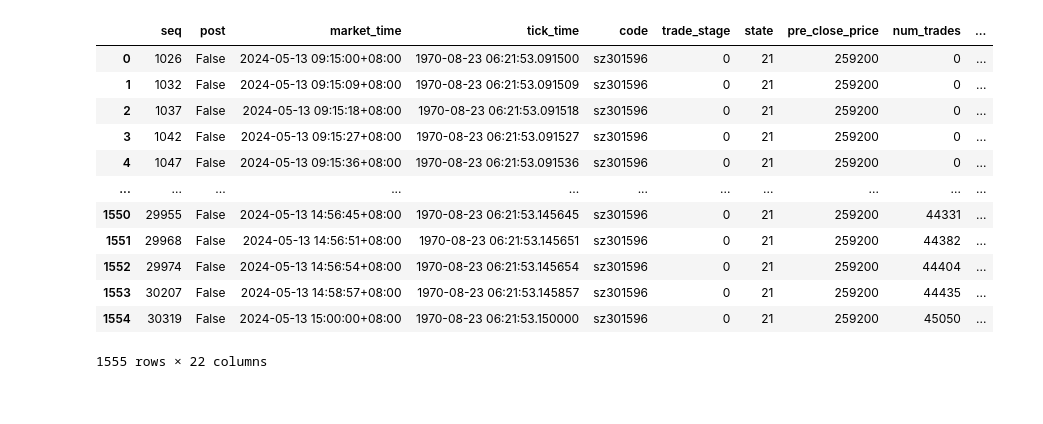
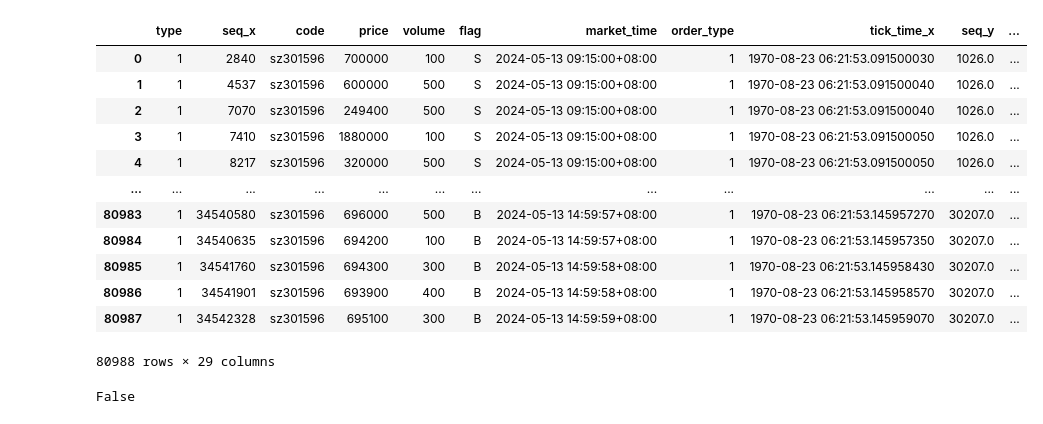
Before and after one commit to jingningwang/factor_test, a Jupyter notebook: factor_test.ipynb, the cells around one changed output. Cells and saved outputs as stored; diff of their text form; code cells hidden in the pictures.

```diff
--- a/factor_test.ipynb
+++ b/factor_test.ipynb
@@ -14,16 +10,22 @@ NameError: name 'df_1' is not defined
 # %%
-df_2
+order_snap_df = pd.merge(df_3,df_2,on=['market_time','code'],how='left')
+order_snap_df.ffill(inplace=True)
+order_snap_df.dropna(subset=['buy_delegations'],)
 # %% [output]
-|  | seq | post | market_time | tick_time | code | trade_stage | state | pre_close_price | num_trades | ... |
-| 0 | 1026 | False | 2024-05-13 09:15:00+08:00 | 1970-08-23 06:21:53.091500 | sz301596 | 0 | 21 | 259200 | 0 | ... |
-| 1 | 1032 | False | 2024-05-13 09:15:09+08:00 | 1970-08-23 06:21:53.091509 | sz301596 | 0 | 21 | 259200 | 0 | ... |
-| 2 | 1037 | False | 2024-05-13 09:15:18+08:00 | 1970-08-23 06:21:53.091518 | sz301596 | 0 | 21 | 259200 | 0 | ... |
-| 3 | 1042 | False | 2024-05-13 09:15:27+08:00 | 1970-08-23 06:21:53.091527 | sz301596 | 0 | 21 | 259200 | 0 | ... |
-| 4 | 1047 | False | 2024-05-13 09:15:36+08:00 | 1970-08-23 06:21:53.091536 | sz301596 | 0 | 21 | 259200 | 0 | ... |
-| ... | ... | ... | ... | ... | ... | ... | ... | ... | ... | ... |
-| 1550 | 29955 | False | 2024-05-13 14:56:45+08:00 | 1970-08-23 06:21:53.145645 | sz301596 | 0 | 21 | 259200 | 44331 | ... |
-| 1551 | 29968 | False | 2024-05-13 14:56:51+08:00 | 1970-08-23 06:21:53.145651 | sz301596 | 0 | 21 | 259200 | 44382 | ... |
-| 1552 | 29974 | False | 2024-05-13 14:56:54+08:00 | 1970-08-23 06:21:53.145654 | sz301596 | 0 | 21 | 259200 | 44404 | ... |
-| 1553 | 30207 | False | 2024-05-13 14:58:57+08:00 | 1970-08-23 06:21:53.145857 | sz301596 | 0 | 21 | 259200 | 44435 | ... |
-| 1554 | 30319 | False | 2024-05-13 15:00:00+08:00 | 1970-08-23 06:21:53.150000 | sz301596 | 0 | 21 | 259200 | 45050 | ... |
+|  | type | seq_x | code | price | volume | flag | market_time | order_type | tick_time_x | seq_y | ... |
+| 0 | 1 | 2840 | sz301596 | 700000 | 100 | S | 2024-05-13 09:15:00+08:00 | 1 | 1970-08-23 06:21:53.091500030 | 1026.0 | ... |
+| 1 | 1 | 4537 | sz301596 | 600000 | 500 | S | 2024-05-13 09:15:00+08:00 | 1 | 1970-08-23 06:21:53.091500040 | 1026.0 | ... |
+| 2 | 1 | 7070 | sz301596 | 249400 | 500 | S | 2024-05-13 09:15:00+08:00 | 1 | 1970-08-23 06:21:53.091500040 | 1026.0 | ... |
+| 3 | 1 | 7410 | sz301596 | 1880000 | 100 | S | 2024-05-13 09:15:00+08:00 | 1 | 1970-08-23 06:21:53.091500050 | 1026.0 | ... |
+| 4 | 1 | 8217 | sz301596 | 320000 | 500 | S | 2024-05-13 09:15:00+08:00 | 1 | 1970-08-23 06:21:53.091500050 | 1026.0 | ... |
+| ... | ... | ... | ... | ... | ... | ... | ... | ... | ... | ... | ... |
+| 80983 | 1 | 34540580 | sz301596 | 696000 | 500 | B | 2024-05-13 14:59:57+08:00 | 1 | 1970-08-23 06:21:53.145957270 | 30207.0 | ... |
+| 80984 | 1 | 34540635 | sz301596 | 694200 | 100 | B | 2024-05-13 14:59:57+08:00 | 1 | 1970-08-23 06:21:53.145957350 | 30207.0 | ... |
+| 80985 | 1 | 34541760 | sz301596 | 694300 | 300 | B | 2024-05-13 14:59:58+08:00 | 1 | 1970-08-23 06:21:53.145958430 | 30207.0 | ... |
+| 80986 | 1 | 34541901 | sz301596 | 693900 | 400 | B | 2024-05-13 14:59:58+08:00 | 1 | 1970-08-23 06:21:53.145958570 | 30207.0 | ... |
+| 80987 | 1 | 34542328 | sz301596 | 695100 | 300 | B | 2024-05-13 14:59:59+08:00 | 1 | 1970-08-23 06:21:53.145959070 | 30207.0 | ... |
-1555 rows × 22 columns
+80988 rows × 29 columns
+# %%
+'price' not in  order_snap_df.iloc[0]['buy_delegations'][0]
+# %% [output]
+False
```
Also changed, not shown: parts of 9 cells of this notebook, 6 other files.
